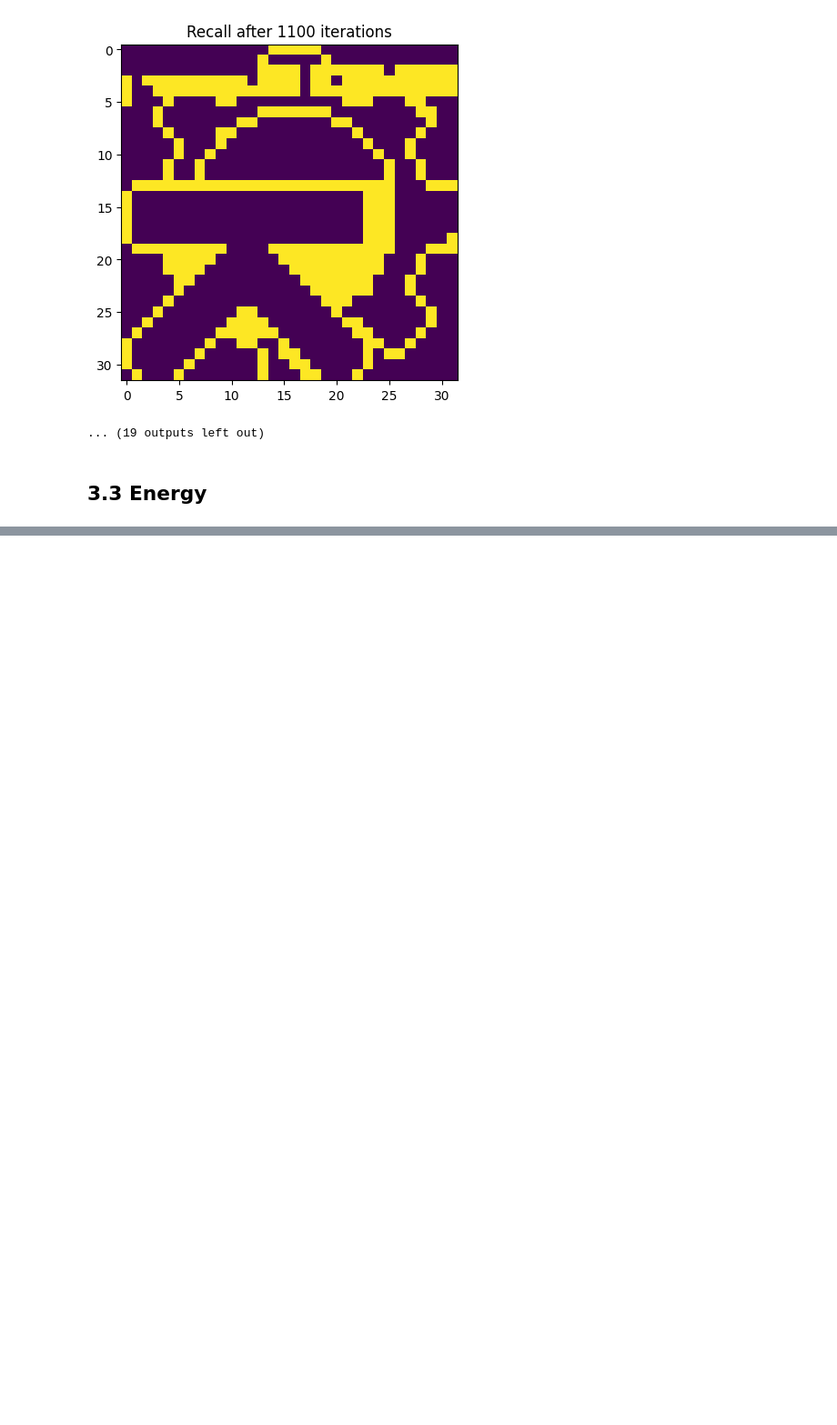
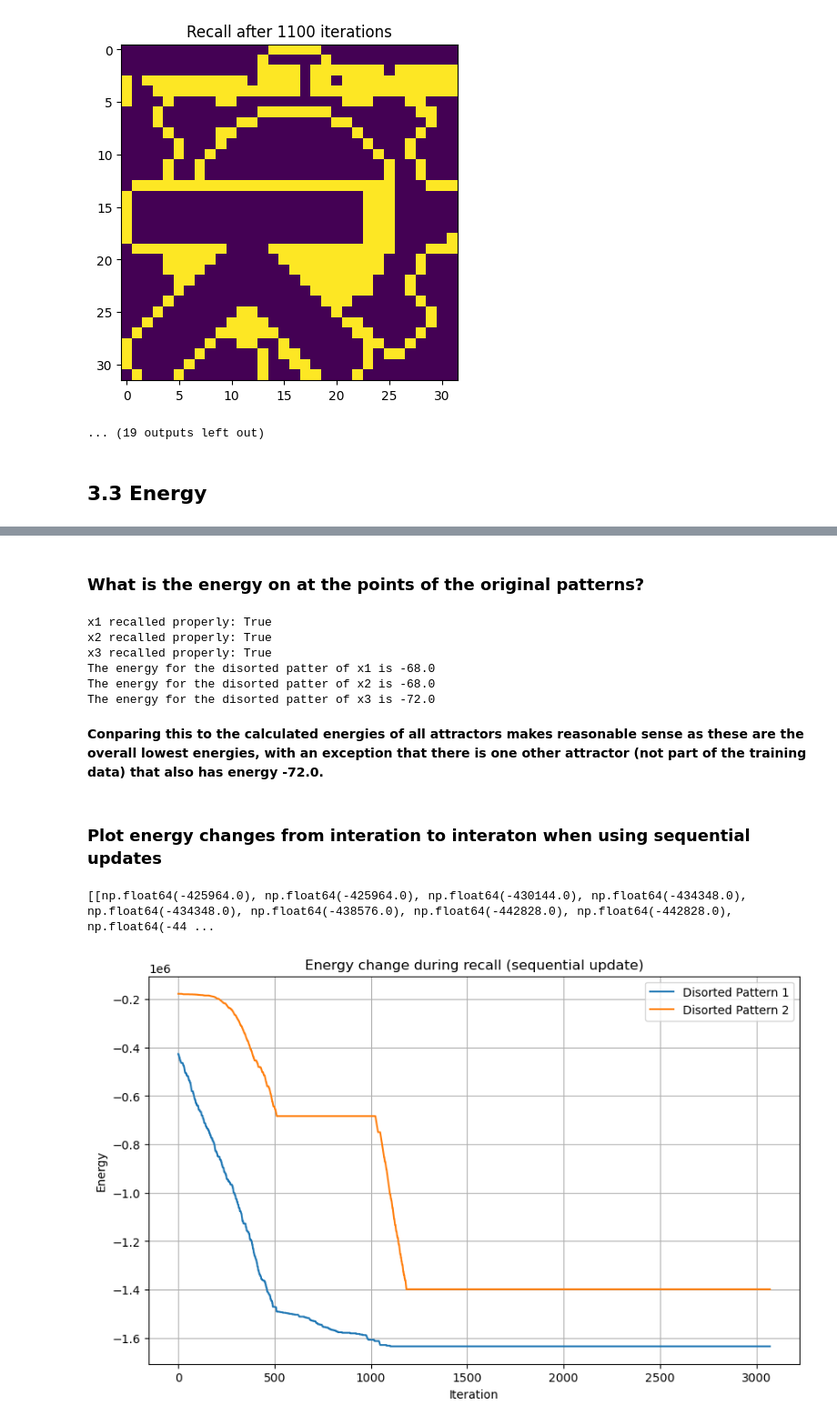
Before and after one commit to sebastians1999/DD2437_ANNs, a Jupyter notebook: lab3/hopfield_nets.ipynb, the cells around one changed output, grey strips where cells are left out. Shown at 91% size. Saved outputs shown, nothing was run; the diff lists cells and outputs as text; code cells hidden in the pictures; blank space fills up the shorter version.

```diff
--- a/lab3/hopfield_nets.ipynb
+++ b/lab3/hopfield_nets.ipynb
@@ -192,7 +192,7 @@ x1 recalled properly: False
 # %% [markdown]
 #### Load the data
 # %%
-file_path_pic_data = 'data/pict.dat'
+file_path_pic_data = 'datasets/pict.dat'
 
 num_pics = 11
 num_attrs = 1024
@@ -213,4 +213,4 @@ for i in range(num_pics):
             print("Error, reshape incorrect!")
 
 pic_data_dist = pic_data[9:]
-pic_data = pic_data[:9]
+pic_data = pic_data[:9] # pattern p10 is a degraded version of p1 and p11 is a degraded version of p2 and p3
@@ -309,0 +379,4 @@ printed_end = pic_net_printing.recall_seq(pic_data_dist[1])
+# %%
+for attractor in attractors:
+    energy = test_net.calculate_energy(attractor)
+    print(f"The energy for attractor{attractor} is {energy}")
@@ -309,0 +454,53 @@ printed_end = pic_net_printing.recall_seq(pic_data_dist[1])
+# %% [markdown]
+### What is the energy on at the points of the original patterns?
+# %%
+data = np.vstack((x1,x2,x3))
+data_dist = np.vstack((x1d,x2d,x3d))
+
+test_net = Hopfield_net_energy(data)
+
+
+test_recall_seq(data=data, data_dist=data, test_net=test_net)
+
+for i, x in enumerate(data):
+    #print(x)
+    energy = test_net.calculate_energy(x)
+    print(f"The energy for the disorted patter of x{i+1} is {energy}")
+# %% [output]
+x1 recalled properly: True
+x2 recalled properly: True
+x3 recalled properly: True
+The energy for the disorted patter of x1 is -68.0
+The energy for the disorted patter of x2 is -68.0
+The energy for the disorted patter of x3 is -72.0
+# %% [markdown]
+**Conparing this to the calculated energies of all attractors makes reasonable sense as these are the overall lowest energies, with an exception that there is one other attractor (not part of the training data) that also has energy -72.0.**
+# %% [markdown]
+### Plot energy changes from interation to interaton when using sequential updates
+# %%
+pic_data_3 = pic_data[:3]
+pic_net = Hopfield_net_energy(data=pic_data_3)
+
+energy_list = []
+
+for i, x in enumerate(pic_data_dist):
+    recall,energy  = pic_net.recall_seq(x)
+    energy_list.append(energy)
+
+
+print(energy_list)
+
+plt.figure(figsize=(10,6))
+
+for i, energy_history in enumerate(energy_list):
+    plt.plot(energy_history, label=f'Disorted Pattern {i+1}')
+
+plt.xlabel('Iteration')
+plt.ylabel('Energy')
+plt.title('Energy change during recall (sequential update)')
+plt.legend()
+plt.grid(True)
+plt.show()
+# %% [output]
+[[np.float64(-425964.0), np.float64(-425964.0), np.float64(-430144.0), np.float64(-434348.0), np.float64(-434348.0), np.float64(-438576.0), np.float64(-442828.0), np.float64(-442828.0), np.float64(-44 ...
+[figure, added]
```
Also changed, not shown: parts of 27 cells of this notebook.
